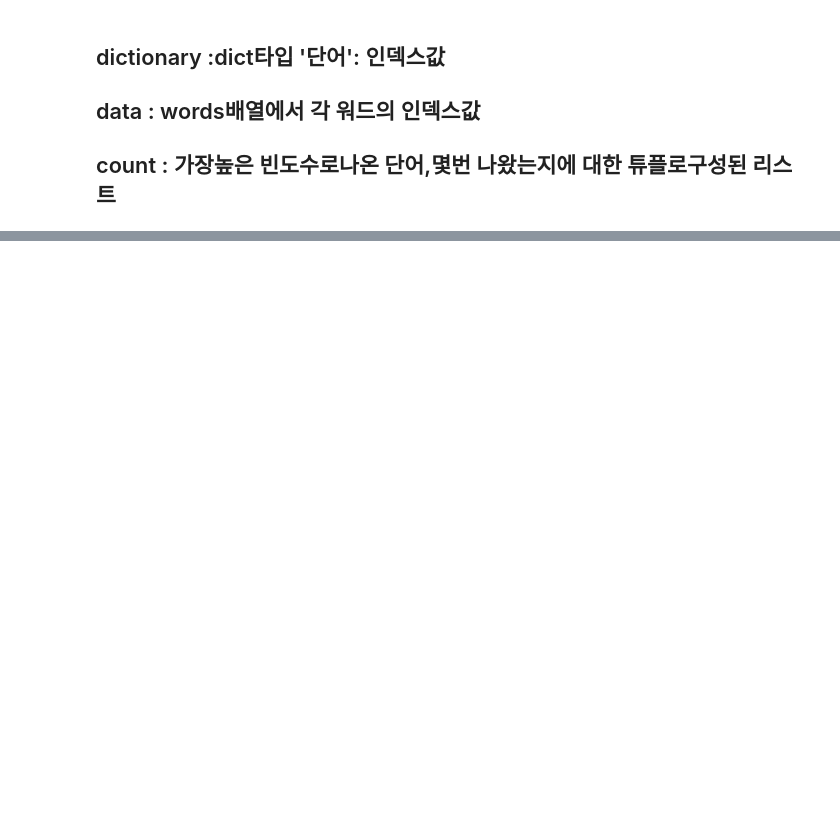
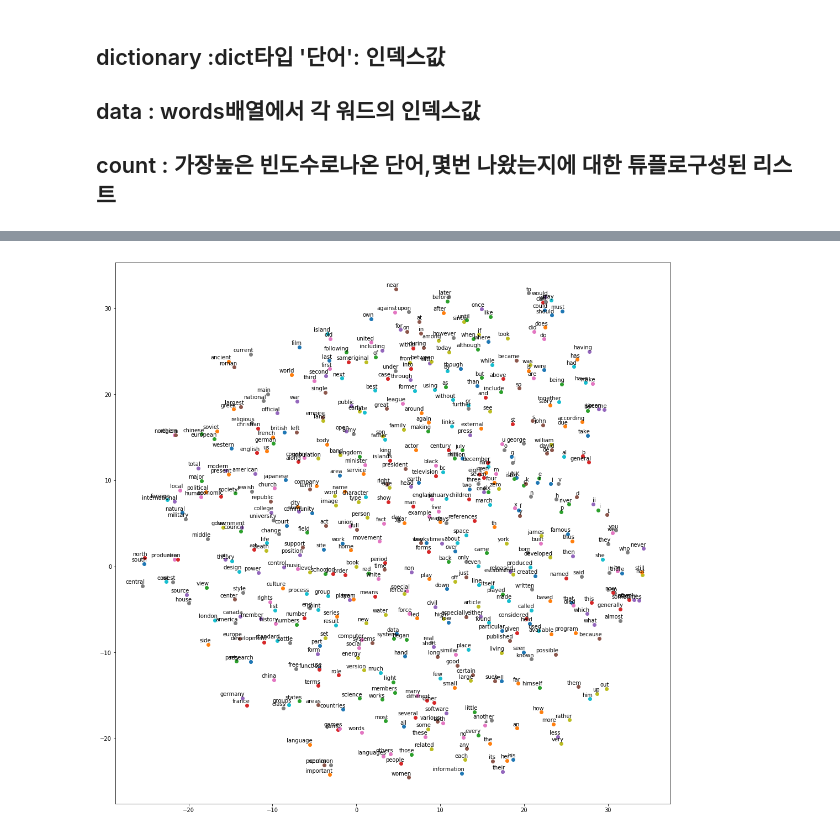
Before and after one commit to rkdls/tensorExam, a Jupyter notebook: tutorial/Word2Vec.ipynb, the cells around one changed output, grey strips where cells are left out. Saved outputs shown, nothing was run; the diff lists cells and outputs as text; code cells hidden in the pictures; blank space fills up the shorter version.

```diff
--- a/tutorial/Word2Vec.ipynb
+++ b/tutorial/Word2Vec.ipynb
@@ -267,0 +268,32 @@ Nearest to his: chanter, trough, acacia, UNK, exported, equine, trapezohedron, u
+# %%
+
+def plot_with_labels(low_dim_embs, labels, filename='tsne.png'):
+    assert low_dim_embs.shape[0] >= len(labels), 'More labels than embeddings'
+    plt.figure(figsize=(18, 18))  # in inches
+    for i, label in enumerate(labels):
+        x, y = low_dim_embs[i, :]
+        plt.scatter(x, y)
+        plt.annotate(label,
+                 xy=(x, y),
+                 xytext=(5, 2),
+                 textcoords='offset points',
+                 ha='right',
+                 va='bottom')
+
+    plt.savefig(filename)
+
+try:
+    # pylint: disable=g-import-not-at-top
+    from sklearn.manifold import TSNE
+    import matplotlib.pyplot as plt
+
+    tsne = TSNE(perplexity=30, n_components=2, init='pca', n_iter=5000)
+    plot_only = 500
+    low_dim_embs = tsne.fit_transform(final_embeddings[:plot_only, :])
+    labels = [reverse_dictionary[i] for i in xrange(plot_only)]
+    plot_with_labels(low_dim_embs, labels)
+
+except ImportError:
+    print('Please install sklearn, matplotlib, and scipy to show embeddings.')
+# %% [output]
+[figure, added]
```
Also changed, not shown: parts of 4 cells of this notebook, 1 other file.
